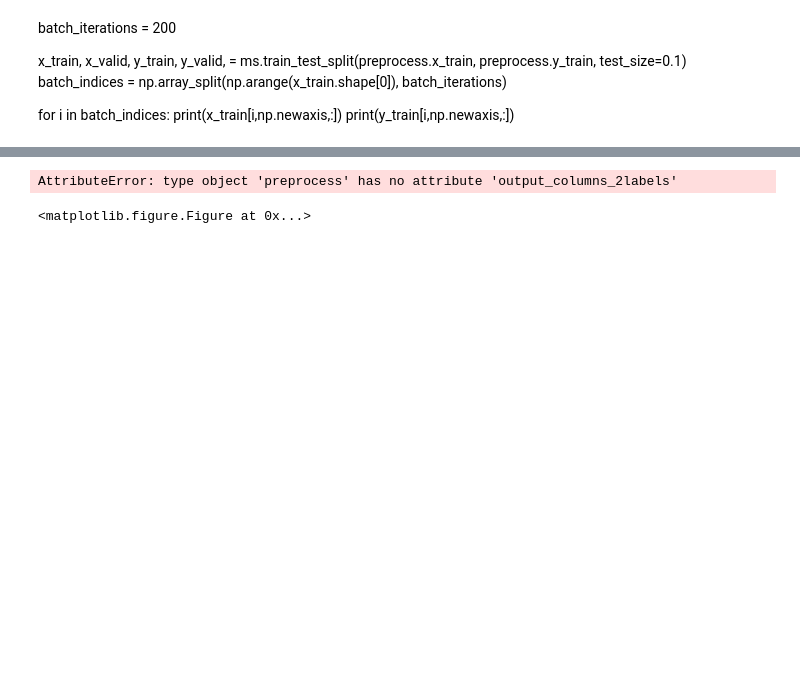
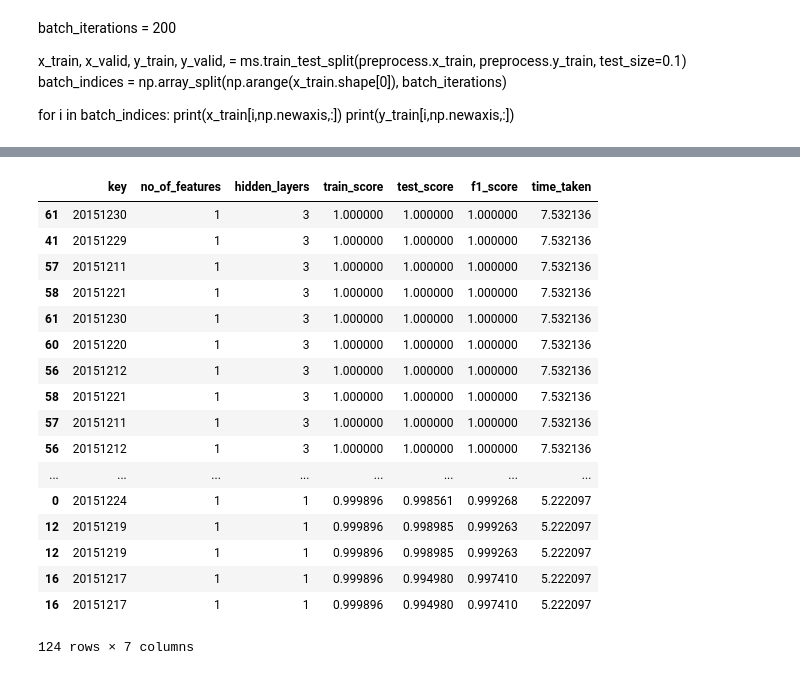
Before and after one commit to rkmalaiya/network_anomaly_detection_deep_learning, a Jupyter notebook: tf_lstm_nsl_kdd-orig.ipynb, the cells around one changed output, grey strips where cells are left out. Saved outputs shown, nothing was run; the diff lists cells and outputs as text; code cells hidden in the pictures; blank space fills up the shorter version.

```diff
--- a/tf_lstm_nsl_kdd-orig.ipynb
+++ b/tf_lstm_nsl_kdd-orig.ipynb
@@ -6,5 +6,5 @@ import numpy as np
 import os
 import time
 from collections import namedtuple
-pd.set_option("display.max_rows",35)
+pd.set_option("display.max_rows",100)
 %matplotlib inline
@@ -387,5 +375,0 @@ def plot(actual_value, pred_value):
-# %%
-plot(actual_value = Train.actual_value, pred_value = Train.pred_value)
-# %% [output]
-AttributeError: type object 'preprocess' has no attribute 'output_columns_2labels'
-<matplotlib.figure.Figure at 0x...>
@@ -399,0 +376,23 @@ pgb.mean()
+# %%
+past_scores = pd.read_pickle("dataset/scores/tf_lstm_nsl_kdd-orig_all.pkl")
+# %%
+past_scores.sort_values(by='f1_score', ascending = False)
+# %% [output]
+|  | key | no_of_features | hidden_layers | train_score | test_score | f1_score | time_taken |
+| 61 | 20151230 | 1 | 3 | 1.000000 | 1.000000 | 1.000000 | 7.532136 |
+| 41 | 20151229 | 1 | 3 | 1.000000 | 1.000000 | 1.000000 | 7.532136 |
+| 57 | 20151211 | 1 | 3 | 1.000000 | 1.000000 | 1.000000 | 7.532136 |
+| 58 | 20151221 | 1 | 3 | 1.000000 | 1.000000 | 1.000000 | 7.532136 |
+| 61 | 20151230 | 1 | 3 | 1.000000 | 1.000000 | 1.000000 | 7.532136 |
+| 60 | 20151220 | 1 | 3 | 1.000000 | 1.000000 | 1.000000 | 7.532136 |
+| 56 | 20151212 | 1 | 3 | 1.000000 | 1.000000 | 1.000000 | 7.532136 |
+| 58 | 20151221 | 1 | 3 | 1.000000 | 1.000000 | 1.000000 | 7.532136 |
+| 57 | 20151211 | 1 | 3 | 1.000000 | 1.000000 | 1.000000 | 7.532136 |
+| 56 | 20151212 | 1 | 3 | 1.000000 | 1.000000 | 1.000000 | 7.532136 |
+| ... | ... | ... | ... | ... | ... | ... | ... |
+| 0 | 20151224 | 1 | 1 | 0.999896 | 0.998561 | 0.999268 | 5.222097 |
+| 12 | 20151219 | 1 | 1 | 0.999896 | 0.998985 | 0.999263 | 5.222097 |
+| 12 | 20151219 | 1 | 1 | 0.999896 | 0.998985 | 0.999263 | 5.222097 |
+| 16 | 20151217 | 1 | 1 | 0.999896 | 0.994980 | 0.997410 | 5.222097 |
+| 16 | 20151217 | 1 | 1 | 0.999896 | 0.994980 | 0.997410 | 5.222097 |
+124 rows × 7 columns
```
Also changed, not shown: parts of 22 cells of this notebook, 9 other files.
